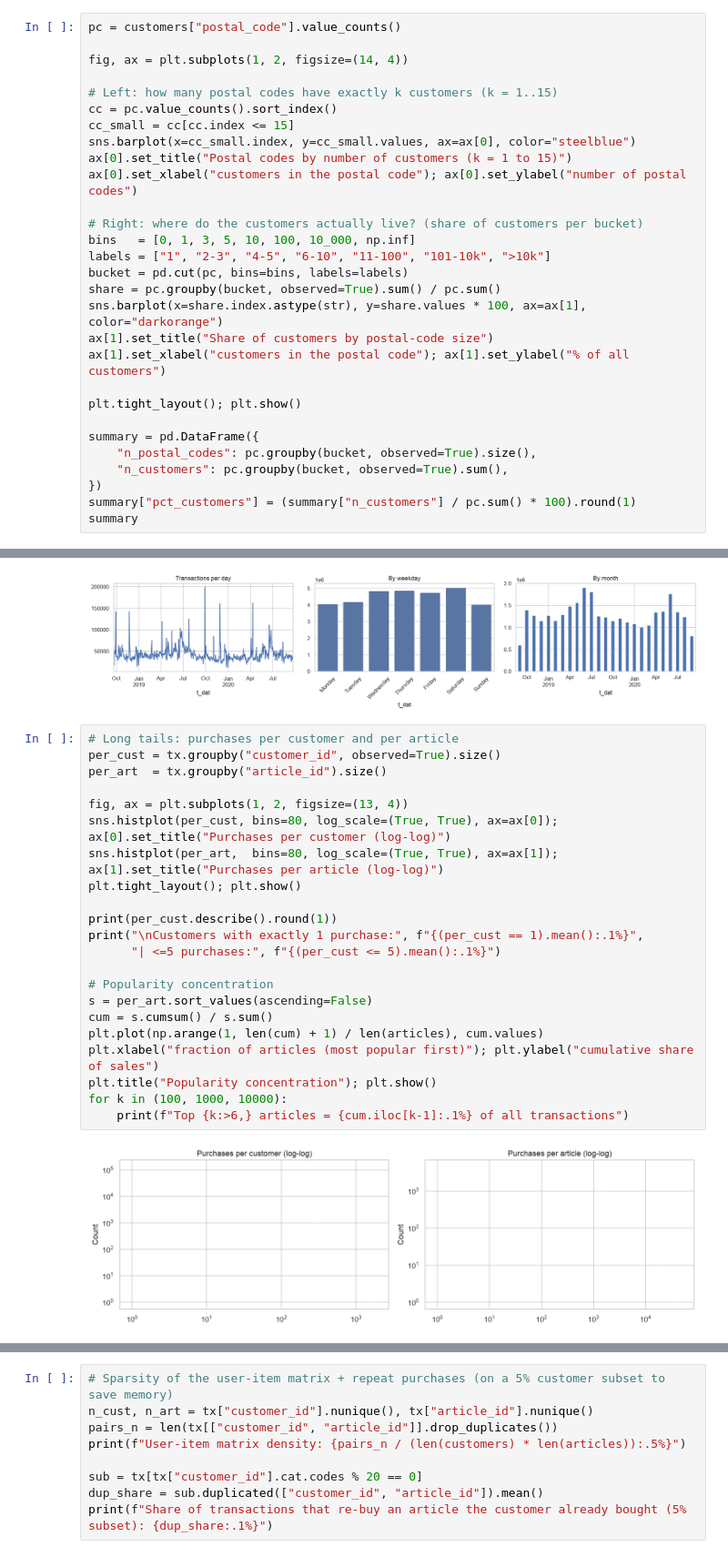
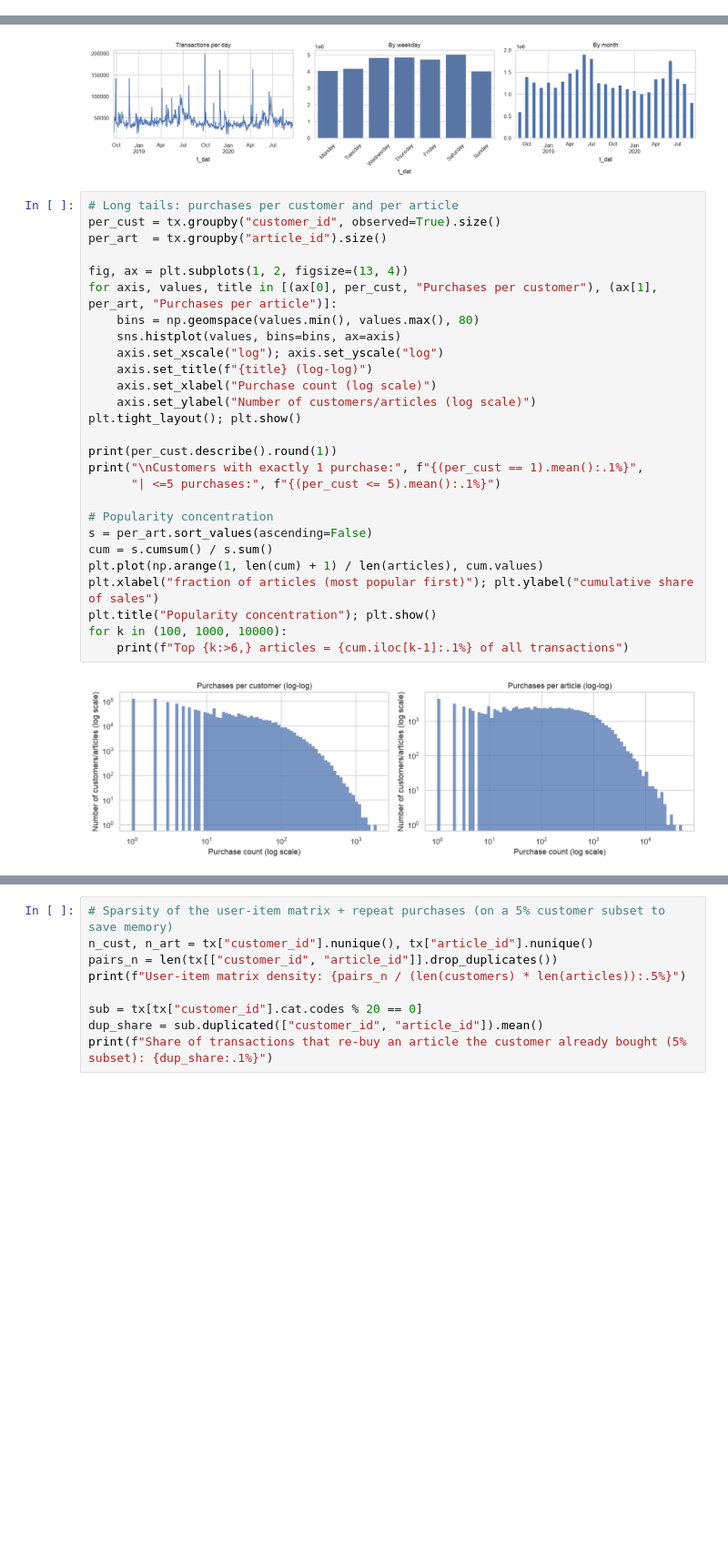
Before and after one commit to chungite/455-group-project-, a Jupyter notebook: hm_eda.ipynb, the cells around one changed output, grey strips where cells are left out. Shown at 91% size. Drawn from its saved outputs; the diff is of its cells as text; blank space fills up the shorter version.

Commit message:
Update exploratory data analysis notebook
Refine customer EDA and add popularity analysis.

Co-authored-by: Copilot <223556219+Copilot@users.noreply.github.com>

```diff
--- a/hm_eda.ipynb
+++ b/hm_eda.ipynb
@@ -137,29 +134,0 @@ for c in cat_cols:
-# %%
-pc = customers["postal_code"].value_counts()
-
-fig, ax = plt.subplots(1, 2, figsize=(14, 4))
-
-# Left: how many postal codes have exactly k customers (k = 1..15)
-cc = pc.value_counts().sort_index()
-cc_small = cc[cc.index <= 15]
-sns.barplot(x=cc_small.index, y=cc_small.values, ax=ax[0], color="steelblue")
-ax[0].set_title("Postal codes by number of customers (k = 1 to 15)")
-ax[0].set_xlabel("customers in the postal code"); ax[0].set_ylabel("number of postal codes")
-
-# Right: where do the customers actually live? (share of customers per bucket)
-bins   = [0, 1, 3, 5, 10, 100, 10_000, np.inf]
-labels = ["1", "2-3", "4-5", "6-10", "11-100", "101-10k", ">10k"]
-bucket = pd.cut(pc, bins=bins, labels=labels)
-share = pc.groupby(bucket, observed=True).sum() / pc.sum()
-sns.barplot(x=share.index.astype(str), y=share.values * 100, ax=ax[1], color="darkorange")
-ax[1].set_title("Share of customers by postal-code size")
-ax[1].set_xlabel("customers in the postal code"); ax[1].set_ylabel("% of all customers")
-
-plt.tight_layout(); plt.show()
-
-summary = pd.DataFrame({
-    "n_postal_codes": pc.groupby(bucket, observed=True).size(),
-    "n_customers": pc.groupby(bucket, observed=True).sum(),
-})
-summary["pct_customers"] = (summary["n_customers"] / pc.sum() * 100).round(1)
-summary
@@ -253,27 +211,32 @@ plt.tight_layout(); plt.show()
 # %%
 # Long tails: purchases per customer and per article
 per_cust = tx.groupby("customer_id", observed=True).size()
 per_art  = tx.groupby("article_id").size()
 
 fig, ax = plt.subplots(1, 2, figsize=(13, 4))
-sns.histplot(per_cust, bins=80, log_scale=(True, True), ax=ax[0]); ax[0].set_title("Purchases per customer (log-log)")
-sns.histplot(per_art,  bins=80, log_scale=(True, True), ax=ax[1]); ax[1].set_title("Purchases per article (log-log)")
+for axis, values, title in [(ax[0], per_cust, "Purchases per customer"), (ax[1], per_art, "Purchases per article")]:
+    bins = np.geomspace(values.min(), values.max(), 80)
+    sns.histplot(values, bins=bins, ax=axis)
+    axis.set_xscale("log"); axis.set_yscale("log")
+    axis.set_title(f"{title} (log-log)")
+    axis.set_xlabel("Purchase count (log scale)")
+    axis.set_ylabel("Number of customers/articles (log scale)")
 plt.tight_layout(); plt.show()
 
 print(per_cust.describe().round(1))
 print("\nCustomers with exactly 1 purchase:", f"{(per_cust == 1).mean():.1%}",
       "| <=5 purchases:", f"{(per_cust <= 5).mean():.1%}")
 
 # Popularity concentration
 s = per_art.sort_values(ascending=False)
 cum = s.cumsum() / s.sum()
 plt.plot(np.arange(1, len(cum) + 1) / len(articles), cum.values)
 plt.xlabel("fraction of articles (most popular first)"); plt.ylabel("cumulative share of sales")
 plt.title("Popularity concentration"); plt.show()
 for k in (100, 1000, 10000):
     print(f"Top {k:>6,} articles = {cum.iloc[k-1]:.1%} of all transactions")
 # %% [output]
-[figure, old version]
+[figure, new version]
 count    1362281.0
 mean          23.3
 std           39.2
```
Also changed, not shown: parts of 10 cells of this notebook.
